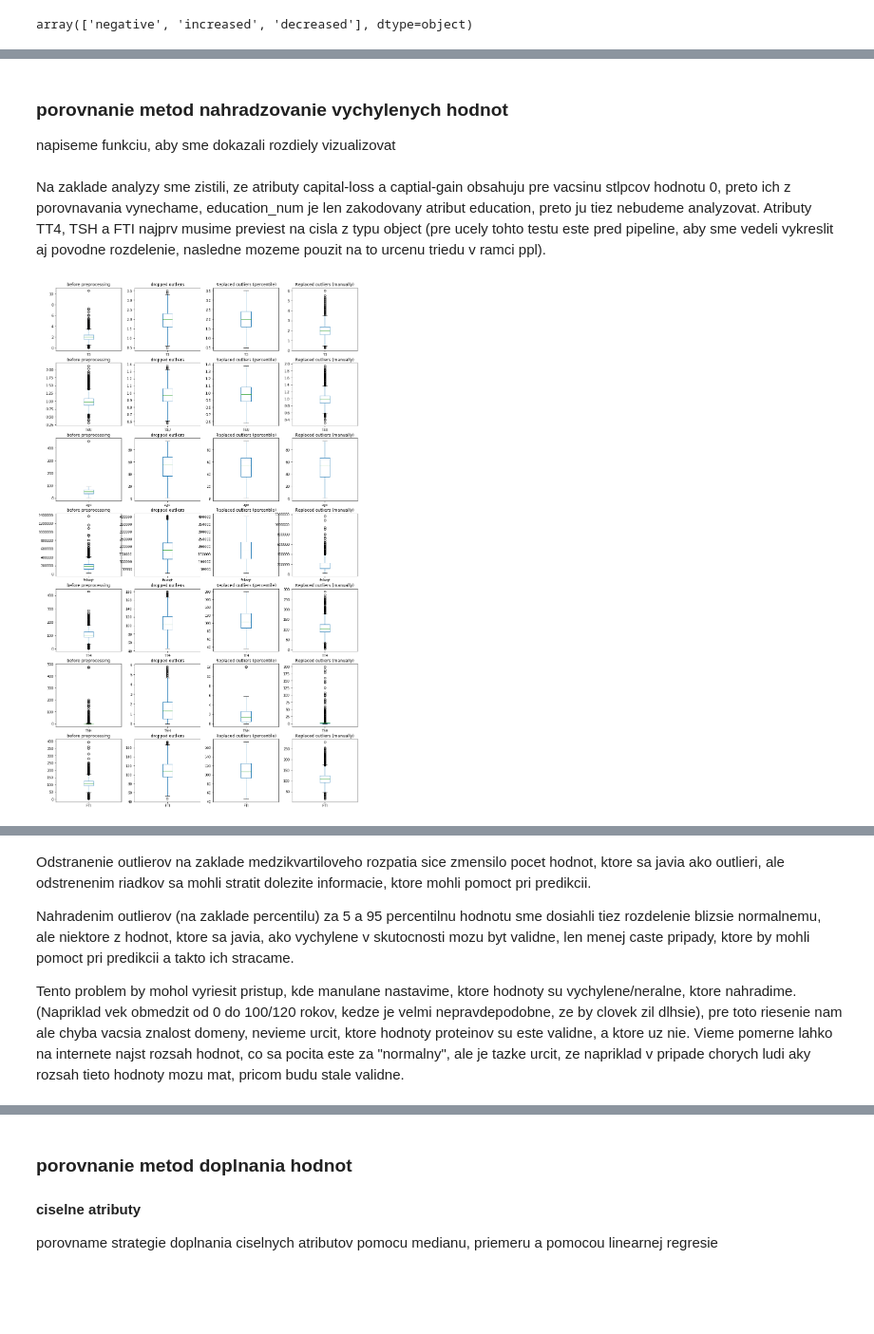
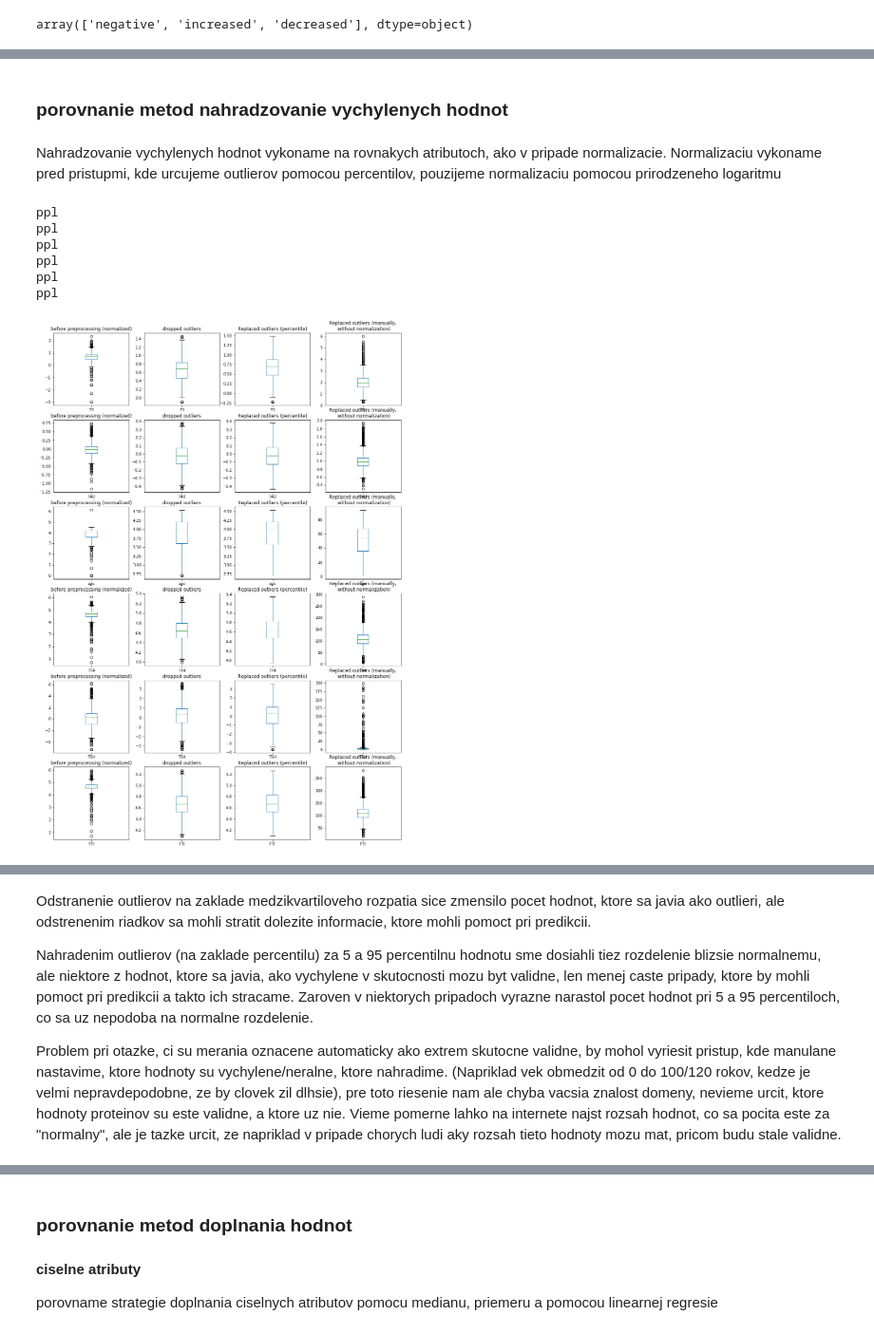
Before and after one commit to Pomichal/pr1_IAU, a Jupyter notebook: Preprocessing.ipynb, the cells around one changed output, grey strips where cells are left out. Shown at 95% size. Saved outputs shown, nothing was run; the diff lists cells and outputs as text; code cells hidden in the pictures; blank space fills up the shorter version.

Commit message:
otocene poradie normalizacie a nahradenia outlierov

```diff
--- a/Preprocessing.ipynb
+++ b/Preprocessing.ipynb
@@ -635,59 +711,48 @@ Vidime, ze spravne sme obmedzili hodnoty v stlpci class, ako aj hodnoty v stlpco
 # %% [markdown]
 ### porovnanie metod nahradzovanie vychylenych hodnot
-
-napiseme funkciu, aby sme dokazali rozdiely vizualizovat
-# %%
-def test_preprocessing(df, columns, pipelines, ppl0=None, titles=['1','2','3','4','5'], sufix = ["","","","", "_bx"],
-                       kind='box', bins=100):
-    dfs = []
-    if ppl0 != None:
-#         model = ppl0.fit(df)
-#         df_t = model.transform(df)
-        dfs.append(ppl0.fit(df).transform(df))
-    else:
-        dfs = [df]
-    for ppl in pipelines:
-#         model = ppl.fit(df)
-#         df_t = model.transform(df)
-#         dfs.append(df_t)
-        dfs.append(ppl.fit(df).transform(df))
-
-    fig, axs = plt.subplots(len(columns),len(pipelines) + 1 ,squeeze = False, figsize = (4 * (len(pipelines) + 1), len(columns) * 4))
-
-    for row,col in enumerate(columns):
-        for column,df_x in enumerate(dfs):
-            ax = axs[row][column]
-            ax.set_title(titles[column])
-            if(kind == 'hist'):
-                df_x[col+sufix[column]].plot(kind=kind, ax=ax, legend=True, bins=bins)
-            else:
-                df_x[col+sufix[column]].plot(kind=kind, ax=ax, legend=True)
-# %% [markdown]
-Na zaklade analyzy sme zistili, ze atributy capital-loss a captial-gain obsahuju pre vacsinu stlpcov hodnotu 0, preto ich z porovnavania vynechame, education_num je len zakodovany atribut education, preto ju tiez nebudeme analyzovat. Atributy TT4, TSH a FTI najprv musime previest na cisla z typu object (pre ucely tohto testu este pred pipeline, aby sme vedeli vykreslit aj povodne rozdelenie, nasledne mozeme pouzit na to urcenu triedu v ramci ppl).
+# %% [markdown]
+Nahradzovanie vychylenych hodnot vykoname na rovnakych atributoch, ako v pripade normalizacie. Normalizaciu vykoname pred pristupmi, kde urcujeme outlierov pomocou percentilov, pouzijeme normalizaciu pomocou prirodzeneho logaritmu
 # %%
 result_train['TT4'] = pd.to_numeric(result_train.TT4, errors='coerce')
 result_train['TSH'] = pd.to_numeric(result_train.TSH, errors='coerce')
 result_train['FTI'] = pd.to_numeric(result_train.FTI, errors='coerce')
 
 
-# numeric_columns = ['TT4', 'T4U','TSH', 'T3', 'fnlwgt', 'FTI', 'age']
-numeric_columns = ['T3','T4U','age', 'fnlwgt', 'TT4','TSH', 'FTI']
-titles = ['before preprocessing', 'dropped outliers', 'Replaced outliers (percentile)', 'Replaced outliers (manually)']
+numeric_columns = ['T3','T4U','age', 'TT4','TSH', 'FTI']
+titles = ['before preprocessing (normalized)', 'dropped outliers',
+          'Replaced outliers (percentile)', 'Replaced outliers (manually,\n without normalization)']
+
+ppl0 = Pipeline([
+     ('Ln', LogNormalization(numeric_columns)),
+])
 
 ppl = Pipeline([
+     ('Ln', LogNormalization(numeric_columns)),
      ('RemoveExtremes',DropOutliers(numeric_columns))
 ])
 ppl2 = Pipeline([
+     ('Ln', LogNormalization(numeric_columns)),
      ('ReplaceExtremes',ReplaceOutliersWithPercentile(numeric_columns))
 ])
+
 min_extremes = {'T3': 0.3, 'T4U' : 0.3,'fnlwgt': 0, 'age' : 0, 'TT4': 5, 'TSH':0, 'FTI':15}
 max_extremes = {'T3': 6, 'T4U' : 2, 'fnlwgt': 1200000, 'age' : 100, 'TT4': 300, 'TSH':200, 'FTI': 300}
 
 
 ppl3 = Pipeline([
      ('ReplaceKnownOutliers',ReplaceOutliers(numeric_columns, min_extremes, max_extremes))
 ])
 
-test_preprocessing(result_train,numeric_columns,[ppl,ppl2,ppl3],titles=titles)
+
+test_preprocessing(result_train,numeric_columns,[ppl,ppl2,ppl3],ppl0=ppl0,titles=titles, )
+
+test_preprocessing(result_train,numeric_columns,[ppl,ppl2,ppl3],ppl0=ppl0,titles=titles,
+                   kind='hist')
 # %% [output]
+ppl
+ppl
+ppl
+ppl
+ppl
+ppl
-[figure, old version]
+[figure, new version]
@@ -694,6 +760,6 @@ test_preprocessing(result_train,numeric_columns,[ppl,ppl2,ppl3],titles=titles)
 # %% [markdown]
 Odstranenie outlierov na zaklade medzikvartiloveho rozpatia sice zmensilo pocet hodnot, ktore sa javia ako outlieri, ale odstrenenim riadkov sa mohli stratit dolezite informacie, ktore mohli pomoct pri predikcii.
 
-Nahradenim outlierov (na zaklade percentilu) za 5 a 95 percentilnu hodnotu sme dosiahli tiez rozdelenie blizsie normalnemu, ale niektore z hodnot, ktore sa javia, ako vychylene v skutocnosti mozu byt validne, len menej caste pripady, ktore by mohli pomoct pri predikcii a takto ich stracame.
+Nahradenim outlierov (na zaklade percentilu) za 5 a 95 percentilnu hodnotu sme dosiahli tiez rozdelenie blizsie normalnemu, ale niektore z hodnot, ktore sa javia, ako vychylene v skutocnosti mozu byt validne, len menej caste pripady, ktore by mohli pomoct pri predikcii a takto ich stracame. Zaroven v niektorych pripadoch vyrazne narastol pocet hodnot pri 5 a 95 percentiloch, co sa uz nepodoba na normalne rozdelenie.
 
-Tento problem by mohol vyriesit pristup, kde manulane nastavime, ktore hodnoty su vychylene/neralne, ktore nahradime. (Napriklad vek obmedzit od 0 do 100/120 rokov, kedze je velmi nepravdepodobne, ze by clovek zil dlhsie), pre toto riesenie nam ale chyba vacsia znalost domeny, nevieme urcit, ktore hodnoty proteinov su este validne, a ktore uz nie. Vieme pomerne lahko na internete najst rozsah hodnot, co sa pocita este za "normalny", ale je tazke urcit, ze napriklad v pripade chorych ludi aky rozsah tieto hodnoty mozu mat, pricom budu stale validne.
+Problem pri otazke, ci su merania oznacene automaticky ako extrem skutocne validne, by mohol vyriesit pristup, kde manulane nastavime, ktore hodnoty su vychylene/neralne, ktore nahradime. (Napriklad vek obmedzit od 0 do 100/120 rokov, kedze je velmi nepravdepodobne, ze by clovek zil dlhsie), pre toto riesenie nam ale chyba vacsia znalost domeny, nevieme urcit, ktore hodnoty proteinov su este validne, a ktore uz nie. Vieme pomerne lahko na internete najst rozsah hodnot, co sa pocita este za "normalny", ale je tazke urcit, ze napriklad v pripade chorych ludi aky rozsah tieto hodnoty mozu mat, pricom budu stale validne.
```
Also changed, not shown: parts of 20 cells of this notebook.
